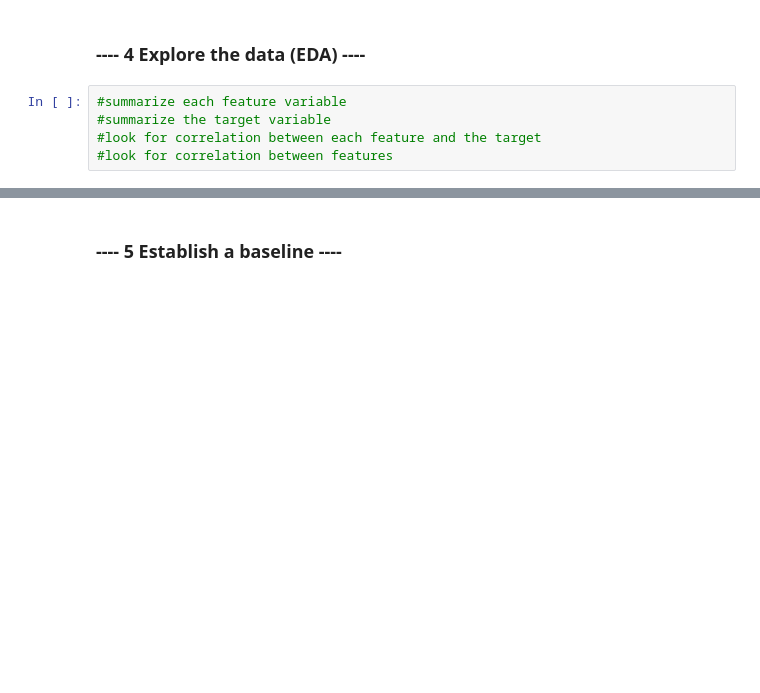
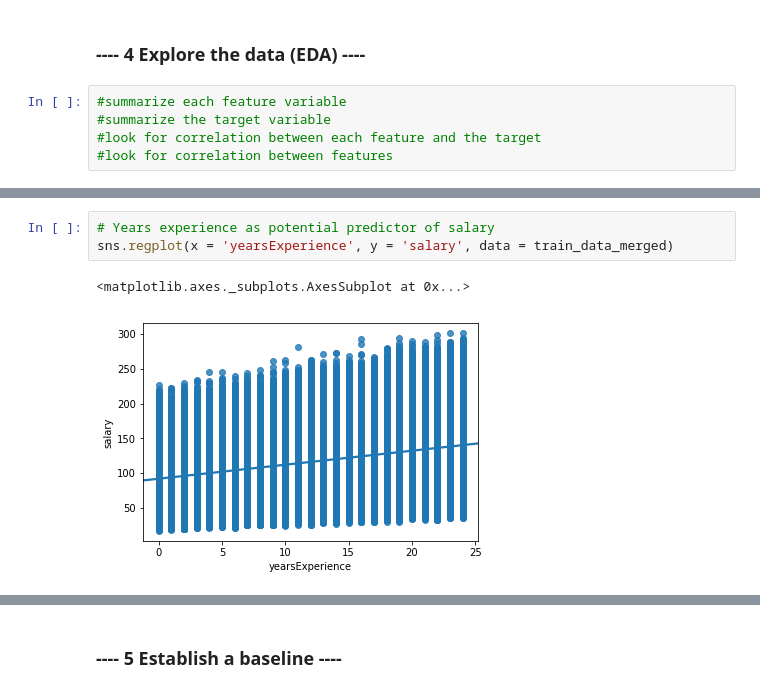
Before and after one commit to deejayrusso/Salary-Prediction-Portfolio, a Jupyter notebook: Salary Prediction Notebook.ipynb, the cells around one changed output, grey strips where cells are left out. Drawn from its saved outputs; the diff is of its cells as text; blank space fills up the shorter version.

Commit message:
Scatterplots with regression line added

```diff
--- a/Salary Prediction Notebook.ipynb
+++ b/Salary Prediction Notebook.ipynb
@@ -267,0 +276,6 @@ train_data_merged.describe()
+# %%
+# Years experience as potential predictor of salary
+sns.regplot(x = 'yearsExperience', y = 'salary', data = train_data_merged)
+# %% [output]
+<matplotlib.axes._subplots.AxesSubplot at 0x...>
+[figure, added]
```
Also changed, not shown: parts of 3 cells of this notebook.
